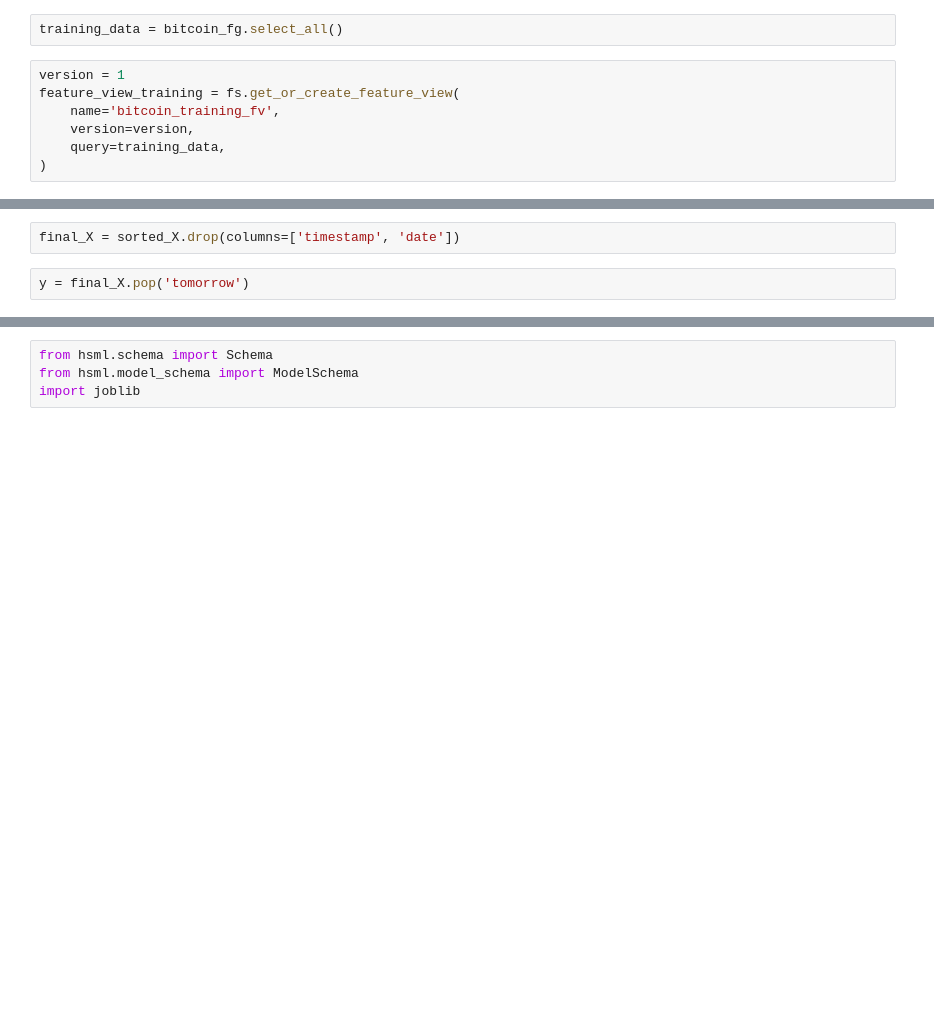
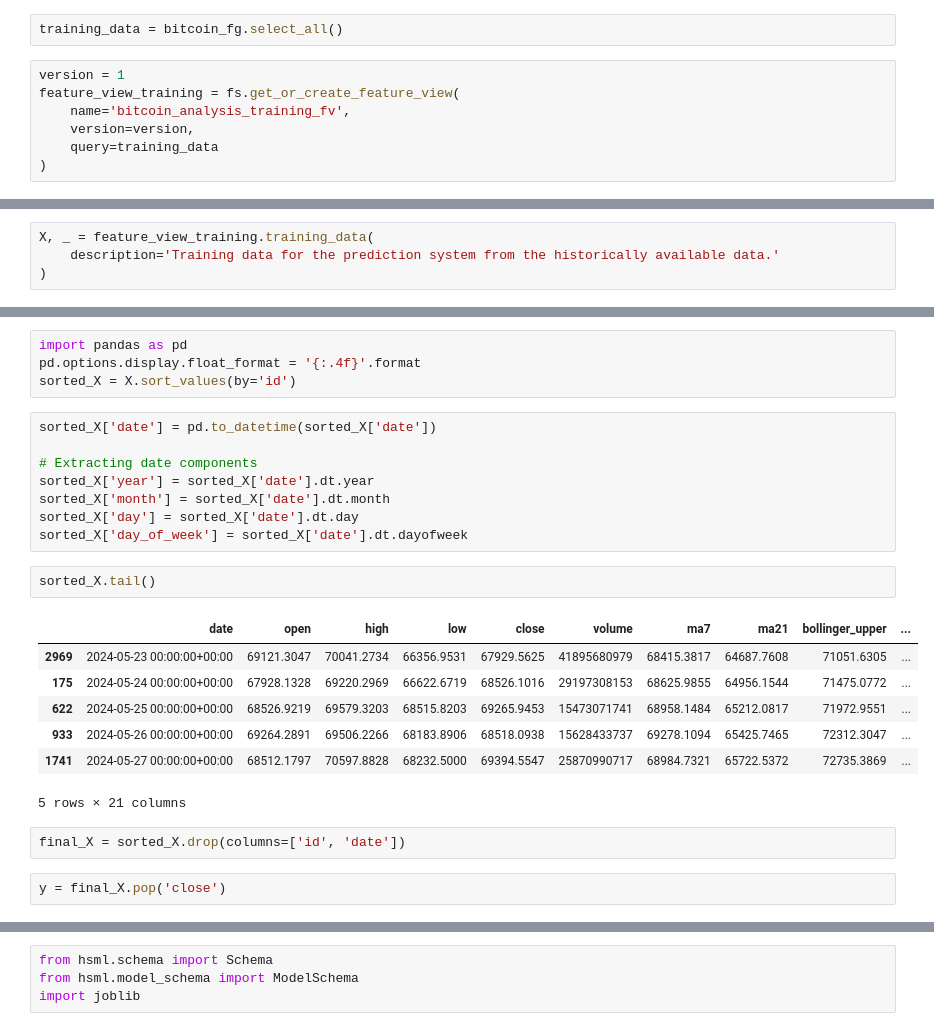
Before and after one commit to Kalnyhuba/mlopsbds, a Jupyter notebook: training_pipeline.ipynb, the cells around one changed output, grey strips where cells are left out. Saved outputs shown, nothing was run; the diff lists cells and outputs as text; blank space fills up the shorter version.

```diff
--- a/training_pipeline.ipynb
+++ b/training_pipeline.ipynb
@@ -19,7 +19,7 @@ training_data = bitcoin_fg.select_all()
 # %%
 version = 1
 feature_view_training = fs.get_or_create_feature_view(
-    name='bitcoin_training_fv',
+    name='bitcoin_analysis_training_fv',
     version=version,
-    query=training_data,
+    query=training_data
 )
@@ -34,0 +26,4 @@ sorted_X = X.sort_values(by='timestamp')
+# %%
+X, _ = feature_view_training.training_data(
+    description='Training data for the prediction system from the historically available data.'
+)
@@ -35,4 +33,26 @@ sorted_X = X.sort_values(by='timestamp')
+# %%
+import pandas as pd
+pd.options.display.float_format = '{:.4f}'.format
+sorted_X = X.sort_values(by='id')
+# %%
+sorted_X['date'] = pd.to_datetime(sorted_X['date'])
+
+# Extracting date components
+sorted_X['year'] = sorted_X['date'].dt.year
+sorted_X['month'] = sorted_X['date'].dt.month
+sorted_X['day'] = sorted_X['date'].dt.day
+sorted_X['day_of_week'] = sorted_X['date'].dt.dayofweek
+# %%
+sorted_X.tail()
+# %% [output]
+|  | date | open | high | low | close | volume | ma7 | ma21 | bollinger_upper | ... |
+| 2969 | 2024-05-23 00:00:00+00:00 | 69121.3047 | 70041.2734 | 66356.9531 | 67929.5625 | 41895680979 | 68415.3817 | 64687.7608 | 71051.6305 | ... |
+| 175 | 2024-05-24 00:00:00+00:00 | 67928.1328 | 69220.2969 | 66622.6719 | 68526.1016 | 29197308153 | 68625.9855 | 64956.1544 | 71475.0772 | ... |
+| 622 | 2024-05-25 00:00:00+00:00 | 68526.9219 | 69579.3203 | 68515.8203 | 69265.9453 | 15473071741 | 68958.1484 | 65212.0817 | 71972.9551 | ... |
+| 933 | 2024-05-26 00:00:00+00:00 | 69264.2891 | 69506.2266 | 68183.8906 | 68518.0938 | 15628433737 | 69278.1094 | 65425.7465 | 72312.3047 | ... |
+| 1741 | 2024-05-27 00:00:00+00:00 | 68512.1797 | 70597.8828 | 68232.5000 | 69394.5547 | 25870990717 | 68984.7321 | 65722.5372 | 72735.3869 | ... |
+5 rows × 21 columns
 # %%
-final_X = sorted_X.drop(columns=['timestamp', 'date'])
+final_X = sorted_X.drop(columns=['id', 'date'])
 # %%
-y = final_X.pop('tomorrow')
+y = final_X.pop('close')
```
Also changed, not shown: parts of 21 cells of this notebook, 11 other files.
